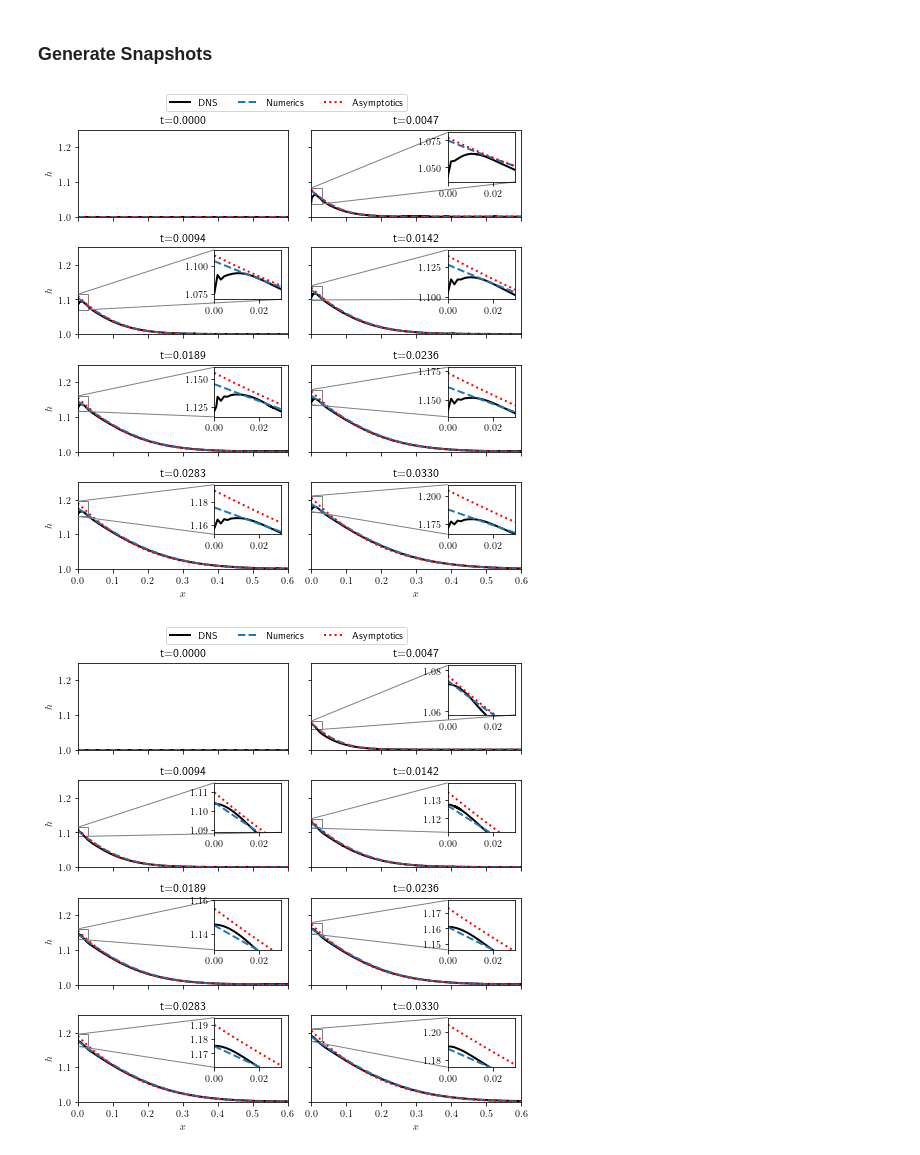
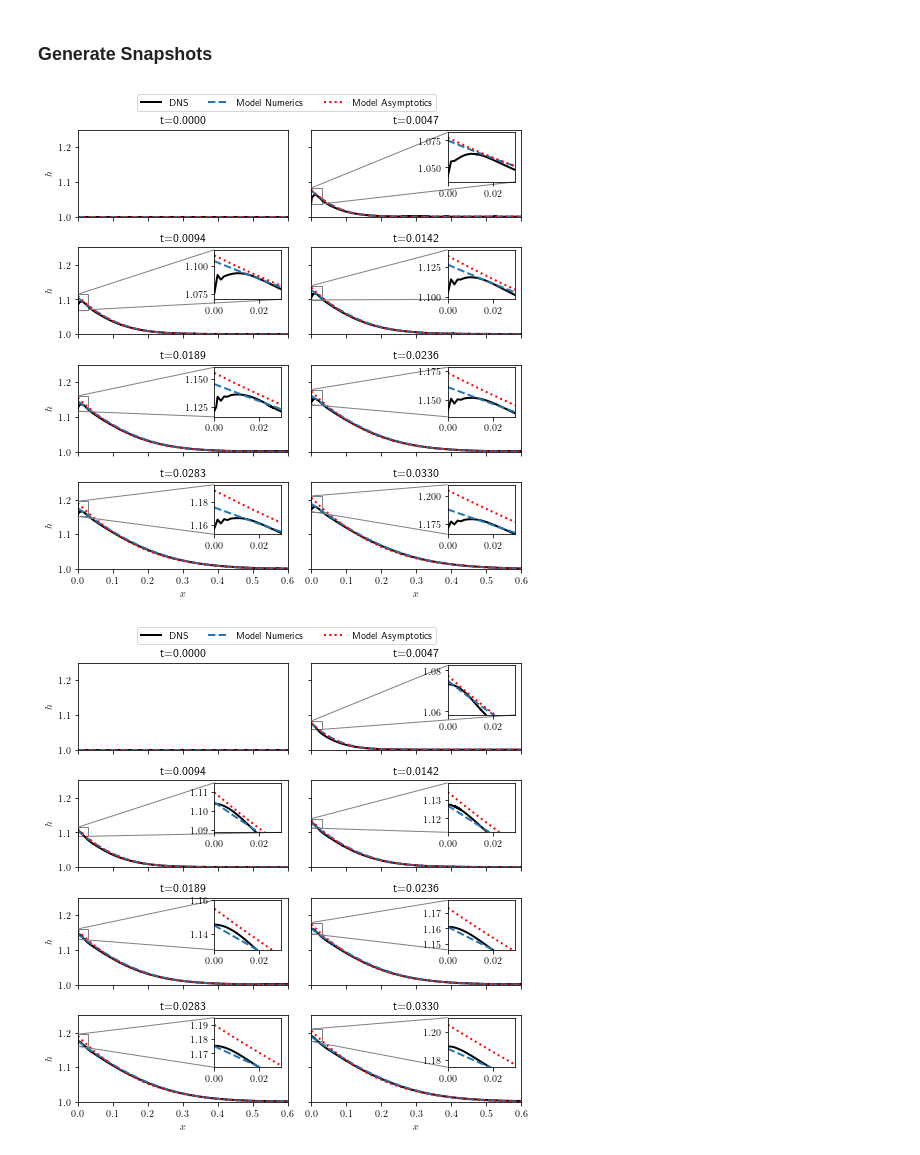
Before and after one commit to WilliamGillow/viscous_ridge, a Jupyter notebook: Code/DNS Comparison/Snapshots.ipynb, the cells around one changed output. Drawn from its saved outputs; the diff is of its cells as text; code cells hidden in the pictures.

```diff
--- a/Code/DNS Comparison/Snapshots.ipynb
+++ b/Code/DNS Comparison/Snapshots.ipynb
@@ -185,33 +185,33 @@ for slip in ('No', 'Free'):
             if i<3:
                 mark_inset(ax, axins, loc1=2, loc2=4,fc="none", ec="0.5")
             else:
                 mark_inset(ax, axins, loc1=2, loc2=3,fc="none", ec="0.5")
 
         # Add the time as a title in the form 0.WXYZ.
         t_title = str(round(t_arr[i],4))
         while len(t_title)<6:
             t_title = t_title+str(0)
         ax.set_title(r't=s1'.replace('s1',t_title))
 
         # Add details
         ax.tick_params(axis='both', which='major')
 
         ax.set_xlim(0,0.6)
         ax.set_xlabel(r'$x$')
 
         ax.set_ylim(1,1.25)
         ax.set_ylabel(r'$h$')
 
         ax.label_outer()
 
         # Move to next plot.
         i = i+1
 
 
     fig.tight_layout()
-    fig.legend((l1,l2,l3), (r'DNS', r'Numerics', r'Asymptotics'), loc='upper center', bbox_to_anchor=(0.5, 1.03), ncol=3, fontsize=10)
+    fig.legend((l1,l2,l3), (r'DNS', r'Model Numerics', r'Model Asymptotics'), loc='upper center', bbox_to_anchor=(0.5, 1.03), ncol=3, fontsize=10)
     plt.savefig('Snapshots_'+slip+'_Slip', bbox_inches='tight', dpi=500)
     plt.show()
 # %% [output]
-[figure, old version]
+[figure, new version]
-[figure, old version]
+[figure, new version]
```
